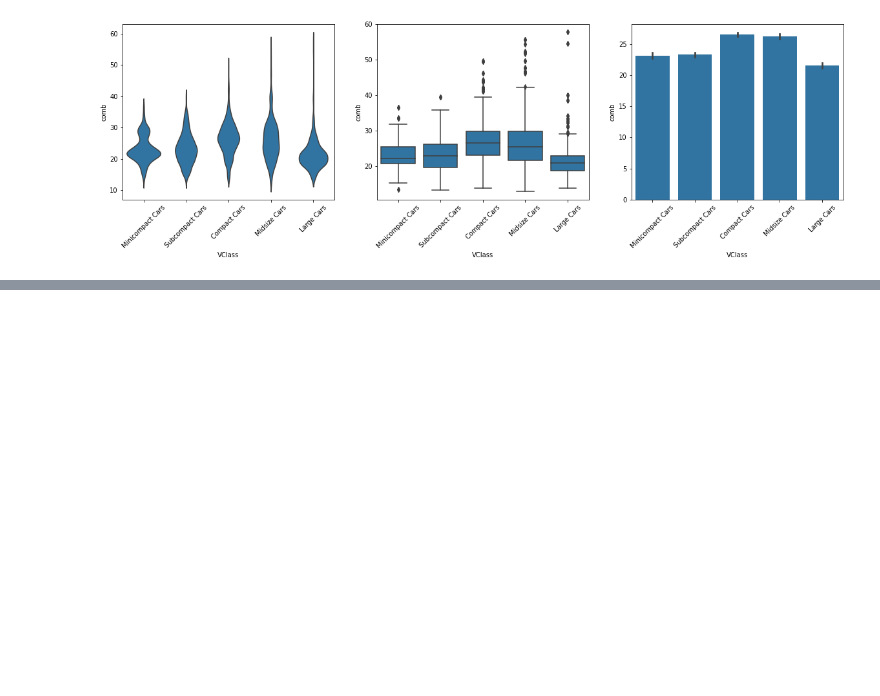
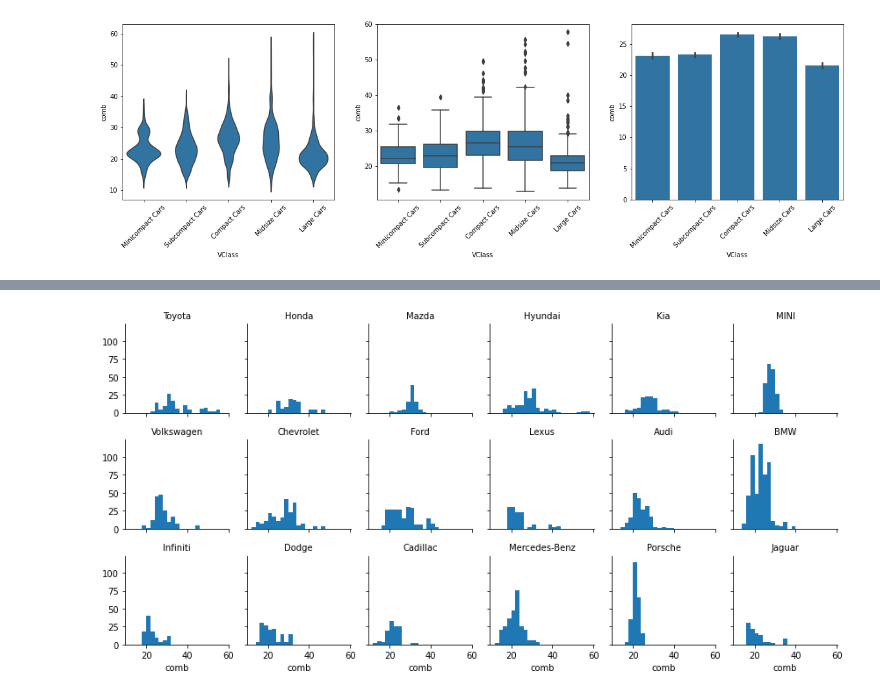
Before and after one commit to EsosaOrumwese/ALX-T-Nanodegree, a Jupyter notebook: Data Analytics/3. Data Visualization/Practice Notebook.ipynb, the cells around one changed output, grey strips where cells are left out. Saved outputs shown, nothing was run; the diff lists cells and outputs as text; code cells hidden in the pictures; blank space fills up the shorter version.

```diff
--- a/Data Analytics/3. Data Visualization/Practice Notebook.ipynb
+++ b/Data Analytics/3. Data Visualization/Practice Notebook.ipynb
@@ -1089,0 +1161,17 @@ plt.xticks(rotation=45);
+# %%
+# creating subset
+threshold = 80 # our threshold value
+make_freq = fuel_econ['make'].value_counts()  # number of cars per make
+idx = np.sum(make_freq > threshold)  # getting total no car manufactures with number of cars more than our threshold
+most_makes = make_freq.index[:idx]   # subsetting to get the names of cars that are of interest
+fuel_econ_sub = fuel_econ.query("make in @most_makes") # subsetting our main dataset to get our df of interest
+make_means = fuel_econ_sub.groupby('make').mean() # mean values of each variable for each make
+comb_order = make_means.sort_values('comb', ascending=False).index  # sorting by comb from highest to lowest and grabbing the index (name)
+
+# plotting
+g = sns.FacetGrid(data=fuel_econ_sub, col='make', col_wrap=6,
+                  height=2, col_order=comb_order)
+g.map(plt.hist, 'comb', bins=np.arange(12, fuel_econ_sub['comb'].max()+2, 2))
+g.set_titles("{col_name}");
+# %% [output]
+[figure, added]
```
Also changed, not shown: parts of 15 cells of this notebook.
